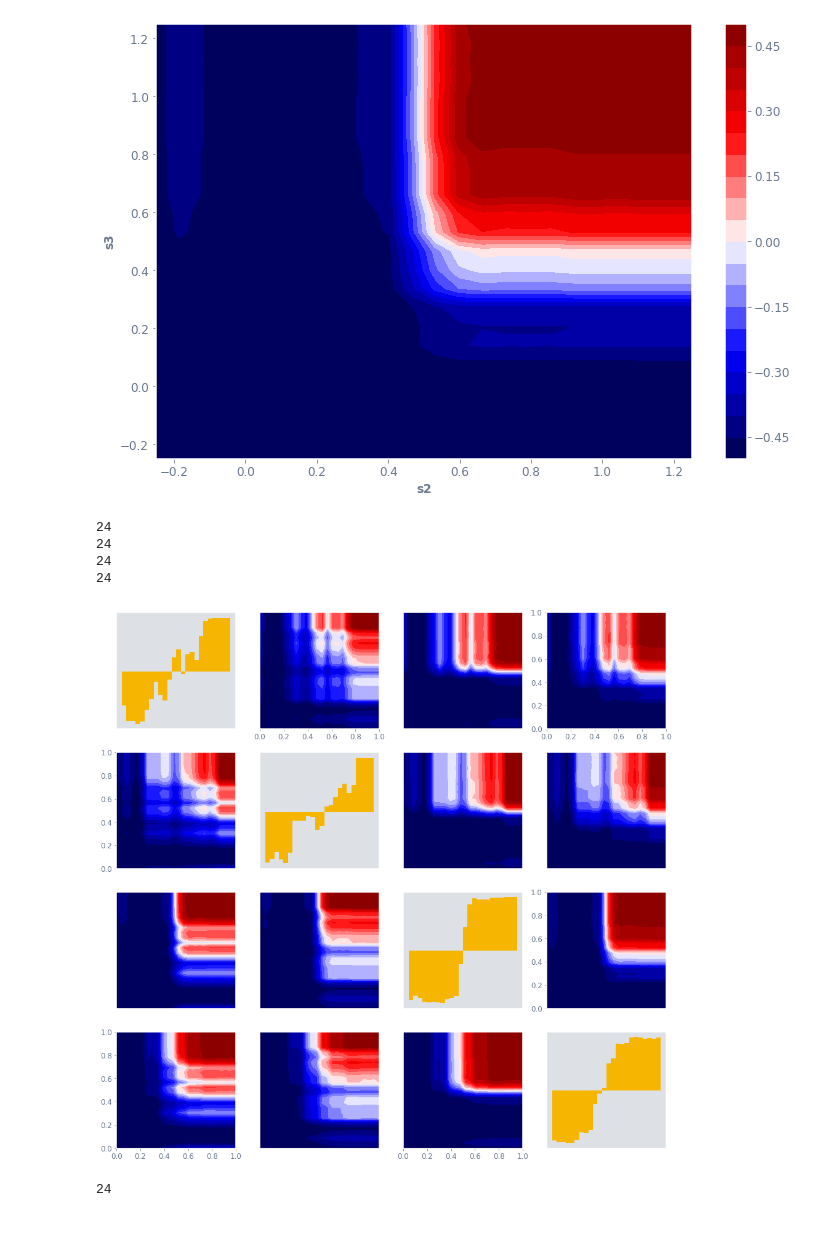
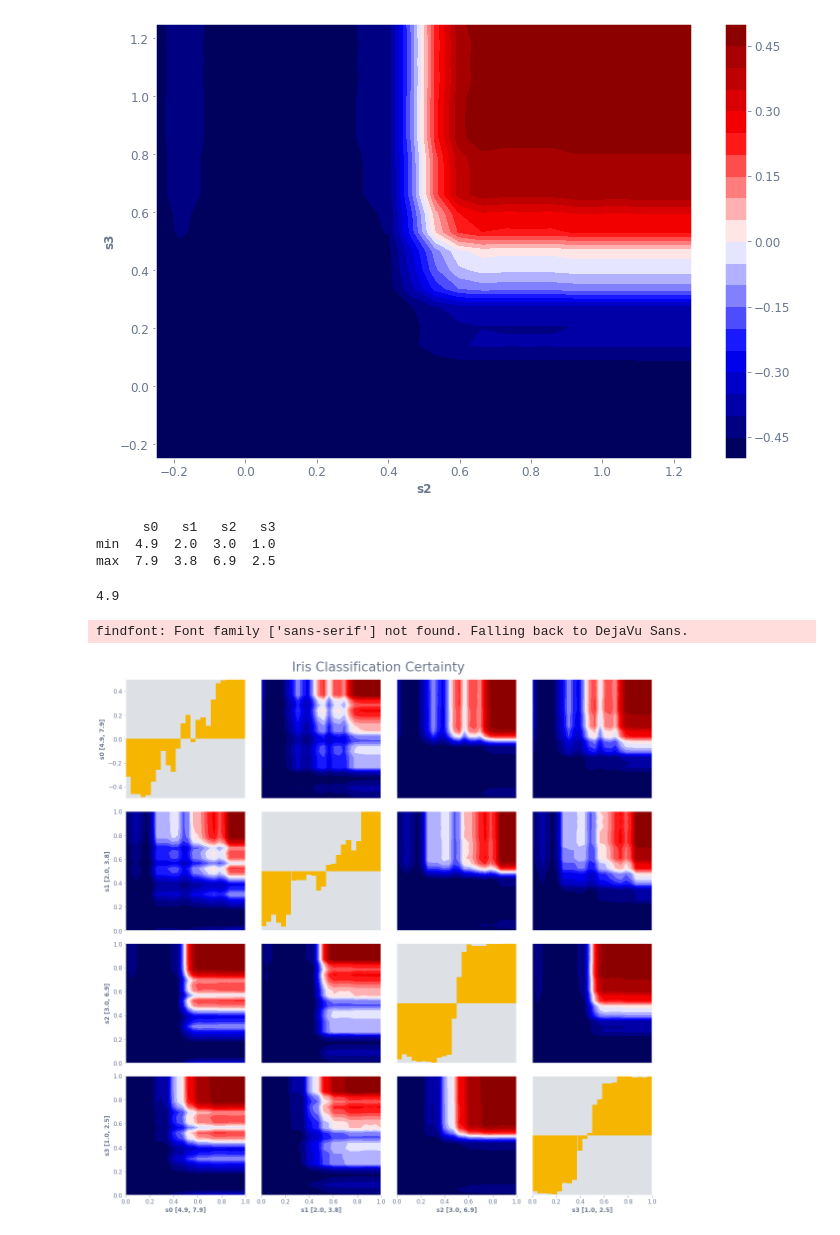
Before and after one commit to Ekrekr/ldr, a Jupyter notebook: introduction.ipynb, the cells around one changed output. Cells and saved outputs as stored; diff of their text form; code cells hidden in the pictures.

```diff
--- a/introduction.ipynb
+++ b/introduction.ipynb
@@ -53,7 +53,9 @@ Scale the data (this is essential given the proposed model).
 TODO: Change sclaing function to negate sparsity of data, saving the transform function.
 # %%
 df = df.select_dtypes(include=np.number)
-scaled = pd.DataFrame(MinMaxScaler().fit_transform(df))
+scaler = MinMaxScaler()
+scale = scaler.fit_transform(df)
+scaled = pd.DataFrame(scale)
 scaled.columns = df.columns
 scaled.head()
 # %% [output]
@@ -90,6 +92,12 @@ findfont: Font family ['sans-serif'] not found. Falling back to DejaVu Sans.
 Split into test and train
 # %%
 X_train, X_test, y_train, y_test = train_test_split(scaled, np.array(species), test_size=0.33, random_state=42)
+# %%
+min_max = scaler.inverse_transform([[0 for i in scaled.columns],
+                                    [1 for i in scaled.columns]])
+min_max_vals = pd.DataFrame(index=["min", "max"])
+for i, col in enumerate(scaled.columns):
+    min_max_vals[col] = [min_max[0][i], min_max[1][i]]
 # %% [markdown]
 ## Classifier Training
 and prediction
@@ -255,9 +263,6 @@ where
 # %%
 def vegas_mc_integrate(df, column, f, n=100, v=True):
     kernel = KernelDensity(0.02).fit(df)
-    y_column = column  # The dimension to estimate kde of.
-    y_index = df.columns.get_loc(y_column)  # The index of that dimension.
-    d = df.shape[1] # Number of dimensions.
 
     # Draw random sample from the sample space.
     D = pd.DataFrame(kernel.sample(n))
@@ -340,6 +345,16 @@ plt.colorbar();
 24
 [-0.467236929421689, -0.42636242066751295, -0.4488868566986267, -0.48088251352400085, -0.48823336003203843, -0.4842321585903085, -0.49084359448518133, -0.49648107929515417, -0.45701787181237197, -0.44 ...
 [figure]
+# %%
+print(min_max_vals)
+# %% [output]
+      s0   s1   s2   s3
+min  4.9  2.0  3.0  1.0
+max  7.9  3.8  6.9  2.5
+# %%
+min_max_vals["s0"]["min"]
+# %% [output]
+4.9
 # %%
 def scatter_plot(D_bins):
     # Some thanks to https://stackoverflow.com/questions/7941207/is-there-a-function-to-make-scatterplot-matrices-in-matplotlib
@@ -357,48 +372,47 @@ def scatter_plot(D_bins):
     # Set up ticks only on one side for the "edge" subplots...
     if ax.is_first_col():
         ax.yaxis.set_ticks_position('left')
     if ax.is_last_col():
         ax.yaxis.set_ticks_position('right')
     if ax.is_first_row():
         ax.xaxis.set_ticks_position('top')
     if ax.is_last_row():
         ax.xaxis.set_ticks_position('bottom')
 
     res_sub = np.linspace(-0.0, 1.0, len(D_bins))
     Xm, Ym = np.meshgrid(res_sub, res_sub)
 
     # Plot the data.
     for i, j in zip(*np.triu_indices_from(axes, k=1)):
         for x, y in [(i, j), (j, i)]:
             Zm = [[(i * j)-0.5 for i in D_bins[cols[x]]] for j in D_bins[cols[y]]]
             axes[x, y].contourf(Xm, Ym, Zm, levels=np.linspace(-0.5, 0.5, 21), cmap="seismic")
 
-    # Label the diagonal subplots...
+    # Add bar charts as diagonal plots.
     for i, col in enumerate(cols):
         bar_vals = D_bins[col] - 0.5
         # Select mid values of intervals for x values.
         x = [i.mid for i in np.array(bar_vals.keys())]
         y = bar_vals.values
-        print(len(x))
         axes[i, i].bar(x=x, height=y, width=1/len(x))
-#         axes[i, i].annotate(label, (0.5, 0.5), xycoords='axes fraction',
-#                 ha='center', va='center')
+        axes[i, i].set_xlim(0.0, 1.0)
+        axes[i, i].set_ylim(-0.5, 0.5)
+        axes[i, i].grid(False)
 
-    # Turn on the proper x or y axes ticks.
-    for i, j in zip(range(n_cols), itertools.cycle((-1, 0))):
-        axes[j,i].xaxis.set_visible(True)
-        axes[i,j].yaxis.set_visible(True)
+    # Add X labels to all of bottom row.
+    for i, _ in enumerate(cols):
+        axes[n_cols-1, i].xaxis.set_visible(True)
+        axes[n_cols-1, i].set_xlabel(cols[i] + " [" + str(min_max_vals[cols[i]]["min"]) +
+                                     ", " + str(min_max_vals[cols[i]]["max"]) + "]")
 
-#     fig.suptitle("Model Classification Certainty")
+        axes[i, 0].yaxis.set_visible(True)
+        axes[i, 0].set_ylabel(cols[i] + " [" + str(min_max_vals[cols[i]]["min"]) +
+                                     ", " + str(min_max_vals[cols[i]]["max"]) + "]")
+
+    fig.suptitle("Iris Classification Certainty", size="26")
+    fig.tight_layout(rect=[0, 0, 1, 0.96])
     plt.show()
 scatter_plot(D_bins)
 # %% [output]
-24
-24
-24
-24
+findfont: Font family ['sans-serif'] not found. Falling back to DejaVu Sans.
-[figure, old version]
+[figure, new version]
-# %%
-len(D_bins)
-# %% [output]
-24
```
Also changed, not shown: parts of 4 cells of this notebook, 3 other files.
